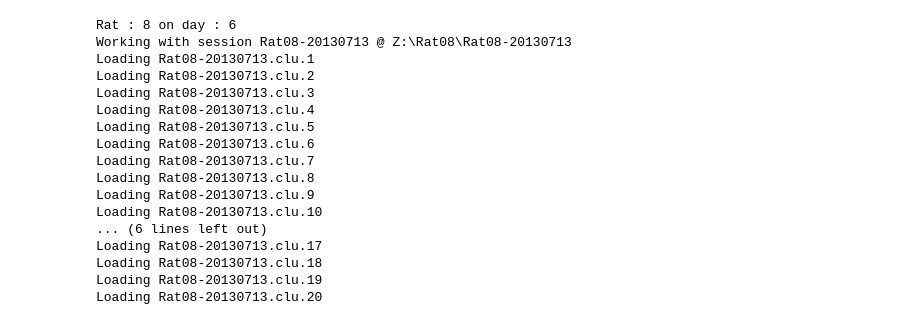
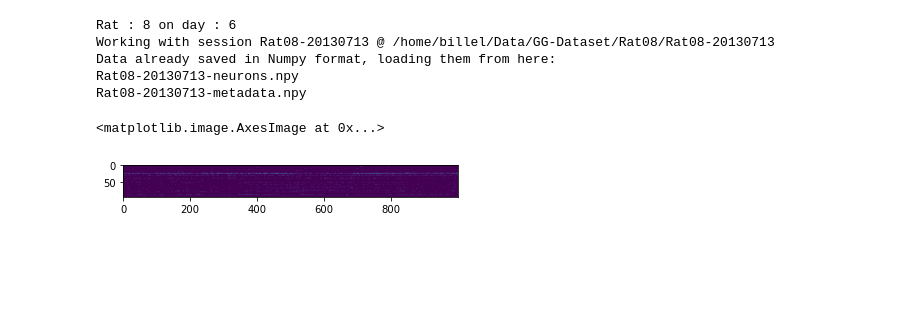
Before and after one commit to KBillel/Amy-Hpc-sleep-dynamcics-python, a Jupyter notebook: assemblies.ipynb, the cells around one changed output. Saved outputs shown, nothing was run; the diff lists cells and outputs as text; code cells hidden in the pictures; blank space fills up the shorter version.

Commit message:
update this a long time

```diff
--- a/assemblies.ipynb
+++ b/assemblies.ipynb
@@ -24,45 +27,29 @@ def binSpikes(neurons,binSize = 0.025,start = 0,stop = 0):
         hist,b = np.histogram(neuron.as_units('s').index,bins = bins)
         binned.append(hist)
     return np.array(binned),b
-# %%
-path = bk.get_session()['Path'][5]
-bk.set_current_session(path)
-
-neurons, metadata = bk.loadSpikeData(path)
-neurons = {'all':neurons}
-metadata = {'all':metadata}
-
-structures = ['BLA','Hpc','CeCM']
-shanks = {}
-masks = {}
-for stru in structures:
-    shanks.update({stru:at.get_structure_shanks(bk.session,stru)})
-    masks.update({stru:[i in shanks[stru] for i in metadata['all'][:,0]]})
-    neurons.update({stru:neurons['all'][masks[stru]]})
-    metadata.update({stru:metadata['all'][masks[stru]]})
-# %% [output]
-Rat : 8 on day : 6
-Working with session Rat08-20130713 @ Z:\Rat08\Rat08-20130713
-Loading Rat08-20130713.clu.1
-Loading Rat08-20130713.clu.2
-Loading Rat08-20130713.clu.3
-Loading Rat08-20130713.clu.4
-Loading Rat08-20130713.clu.5
-Loading Rat08-20130713.clu.6
-Loading Rat08-20130713.clu.7
-Loading Rat08-20130713.clu.8
-Loading Rat08-20130713.clu.9
-Loading Rat08-20130713.clu.10
-... (6 lines left out)
-Loading Rat08-20130713.clu.17
-Loading Rat08-20130713.clu.18
-Loading Rat08-20130713.clu.19
-Loading Rat08-20130713.clu.20
+# %%
+bk.load.current_session_linux()
+neurons,metadata = bk.load.spikes()
+structures = ['BLA','Hpc','CeCM']
+neurons = {'all':neurons}
+metadata = {'all':metadata}
+
+for s in structures:
+    neurons.update({s:neurons['all'][metadata['all']['Region'] == s]})
+    metadata.update({s:metadata['all'][metadata['all']['Region'] == s]})
+# %% [output]
+Rat : 8 on day : 6
+Working with session Rat08-20130713 @ /home/billel/Data/GG-Dataset/Rat08/Rat08-20130713
+Data already saved in Numpy format, loading them from here:
+Rat08-20130713-neurons.npy
+Rat08-20130713-metadata.npy
 # %%
-act_bla,b = binSpikes(neurons['BLA'],binSize=0.025)
+t,act_bla = bk.compute.binSpikes(neurons['BLA'],binSize=0.025)
 plt.figure()
-sns.heatmap(act_bla[:,0:500],cmap='Reds') # shows first 50 time bins of simulation
-plt.show()
+plt.imshow(act_bla[:,0:1000])
+# %% [output]
+<matplotlib.image.AxesImage at 0x...>
+[figure, added]
 # %%
 # using circular shuffling for computing null distribution
                     # (MUST USE IT IF YOU HAVE STRONG AUTOCORRELATIONS)
```
Also changed, not shown: parts of 10 cells of this notebook, 40 other files.
